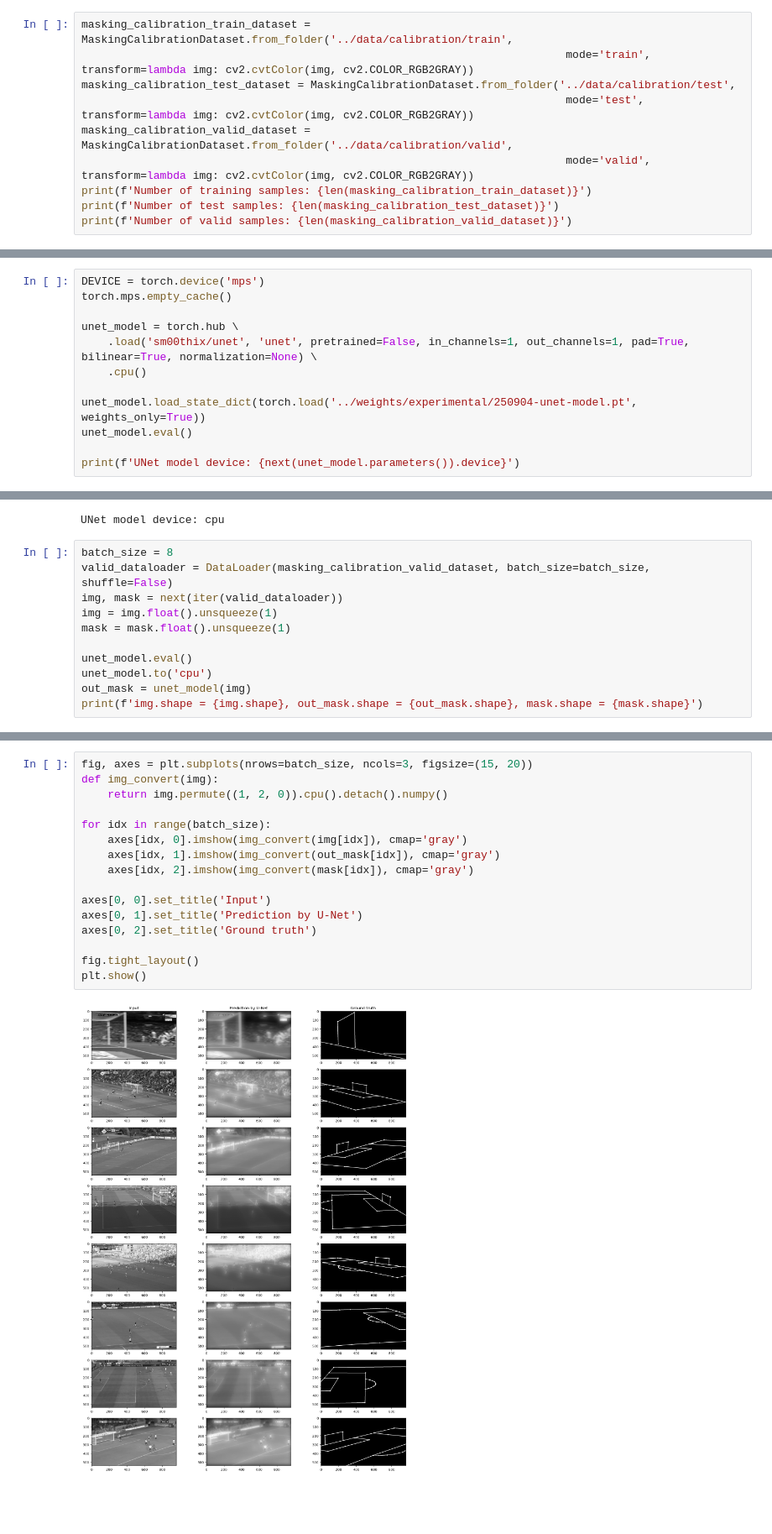
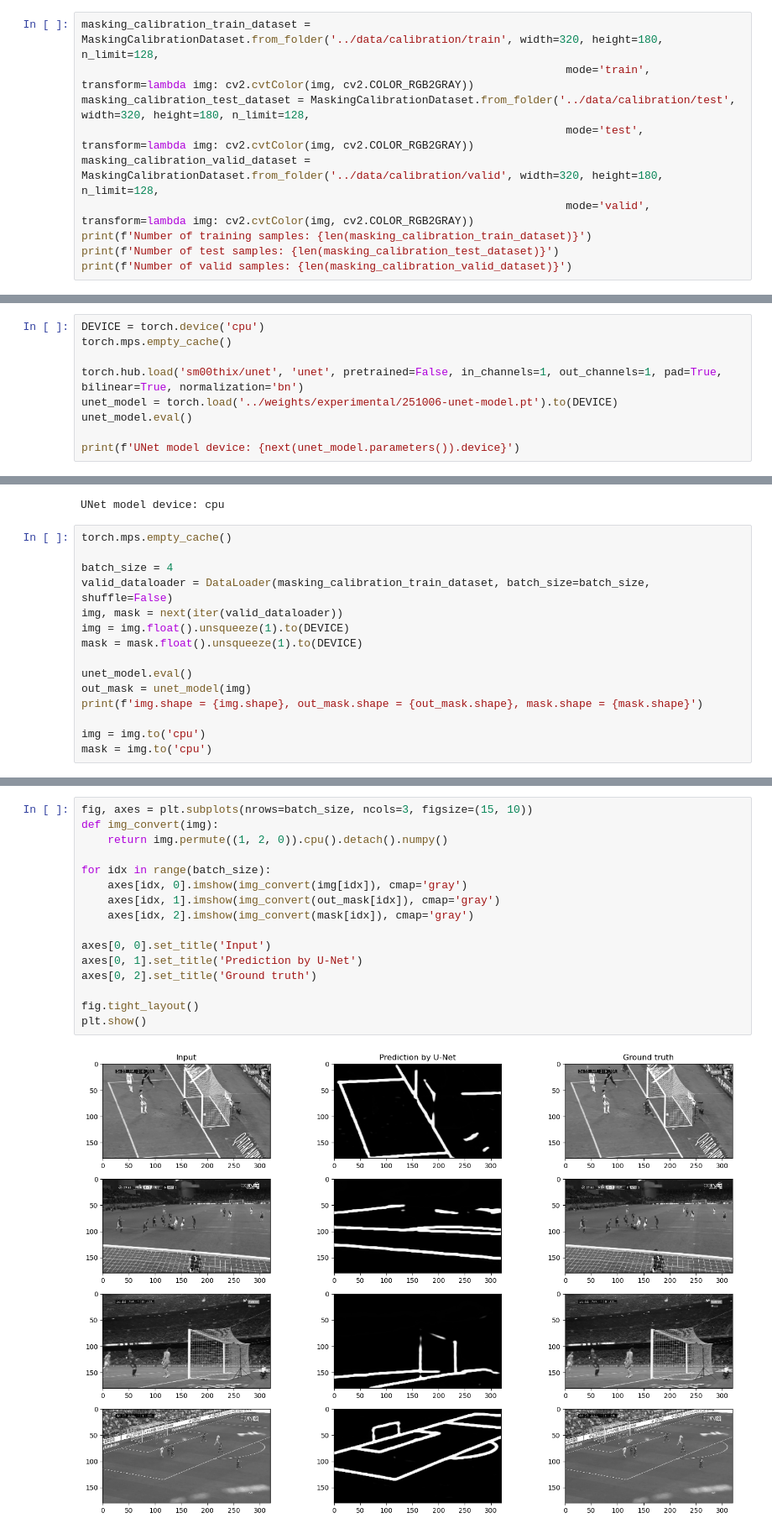
Before and after one commit to SamNguyen2k5/NUSC-ISC-FootballAnalysis, a Jupyter notebook: notebooks/250921 - Line and Conic Detection.ipynb, the cells around one changed output, grey strips where cells are left out. Shown at 84% size. Drawn from its saved outputs; the diff is of its cells as text; blank space fills up the shorter version.

```diff
--- a/notebooks/250921 - Line and Conic Detection.ipynb
+++ b/notebooks/250921 - Line and Conic Detection.ipynb
@@ -27,11 +28,11 @@ print(f'Torch MPS availability: {torch.mps.is_available()}')
 Torch CUDA availability: False
 Torch MPS availability: True
 # %%
-masking_calibration_train_dataset = MaskingCalibrationDataset.from_folder('../data/calibration/train',
+masking_calibration_train_dataset = MaskingCalibrationDataset.from_folder('../data/calibration/train', width=320, height=180, n_limit=128,
                                                                           mode='train', transform=lambda img: cv2.cvtColor(img, cv2.COLOR_RGB2GRAY))
-masking_calibration_test_dataset = MaskingCalibrationDataset.from_folder('../data/calibration/test',
+masking_calibration_test_dataset = MaskingCalibrationDataset.from_folder('../data/calibration/test', width=320, height=180, n_limit=128,
                                                                           mode='test', transform=lambda img: cv2.cvtColor(img, cv2.COLOR_RGB2GRAY))
-masking_calibration_valid_dataset = MaskingCalibrationDataset.from_folder('../data/calibration/valid',
+masking_calibration_valid_dataset = MaskingCalibrationDataset.from_folder('../data/calibration/valid', width=320, height=180, n_limit=128,
                                                                           mode='valid', transform=lambda img: cv2.cvtColor(img, cv2.COLOR_RGB2GRAY))
 print(f'Number of training samples: {len(masking_calibration_train_dataset)}')
 print(f'Number of test samples: {len(masking_calibration_test_dataset)}')
@@ -56,14 +60,11 @@ plt.show()
 
 https://arxiv.org/abs/2504.14131
 # %%
-DEVICE = torch.device('mps')
+DEVICE = torch.device('cpu')
 torch.mps.empty_cache()
 
-unet_model = torch.hub \
-    .load('sm00thix/unet', 'unet', pretrained=False, in_channels=1, out_channels=1, pad=True, bilinear=True, normalization=None) \
-    .cpu()
-
-unet_model.load_state_dict(torch.load('../weights/experimental/250904-unet-model.pt', weights_only=True))
+torch.hub.load('sm00thix/unet', 'unet', pretrained=False, in_channels=1, out_channels=1, pad=True, bilinear=True, normalization='bn')
+unet_model = torch.load('../weights/experimental/251006-unet-model.pt').to(DEVICE)
 unet_model.eval()
 
 print(f'UNet model device: {next(unet_model.parameters()).device}')
@@ -71,14 +72,18 @@ print(f'UNet model device: {next(unet_model.parameters()).device}')
 Using cache found in /Users/sam/.cache/torch/hub/sm00thix_unet_main
 UNet model device: cpu
 # %%
-batch_size = 8
-valid_dataloader = DataLoader(masking_calibration_valid_dataset, batch_size=batch_size, shuffle=False)
+torch.mps.empty_cache()
+
+batch_size = 4
+valid_dataloader = DataLoader(masking_calibration_train_dataset, batch_size=batch_size, shuffle=False)
 img, mask = next(iter(valid_dataloader))
-img = img.float().unsqueeze(1)
-mask = mask.float().unsqueeze(1)
+img = img.float().unsqueeze(1).to(DEVICE)
+mask = mask.float().unsqueeze(1).to(DEVICE)
 
 unet_model.eval()
-unet_model.to('cpu')
 out_mask = unet_model(img)
 print(f'img.shape = {img.shape}, out_mask.shape = {out_mask.shape}, mask.shape = {mask.shape}')
+
+img = img.to('cpu')
+mask = img.to('cpu')
 # %% [output]
@@ -86,18 +91,18 @@ img.shape = torch.Size([8, 1, 540, 960]), out_mask.shape = torch.Size([8, 1, 540
 # %%
-fig, axes = plt.subplots(nrows=batch_size, ncols=3, figsize=(15, 20))
+fig, axes = plt.subplots(nrows=batch_size, ncols=3, figsize=(15, 10))
 def img_convert(img):
     return img.permute((1, 2, 0)).cpu().detach().numpy()
 
 for idx in range(batch_size):
     axes[idx, 0].imshow(img_convert(img[idx]), cmap='gray')
     axes[idx, 1].imshow(img_convert(out_mask[idx]), cmap='gray')
     axes[idx, 2].imshow(img_convert(mask[idx]), cmap='gray')
 
 axes[0, 0].set_title('Input')
 axes[0, 1].set_title('Prediction by U-Net')
 axes[0, 2].set_title('Ground truth')
 
 fig.tight_layout()
 plt.show()
 # %% [output]
-[figure, old version]
+[figure, new version]
```
Also changed, not shown: parts of 16 cells of this notebook, 5 other files.
